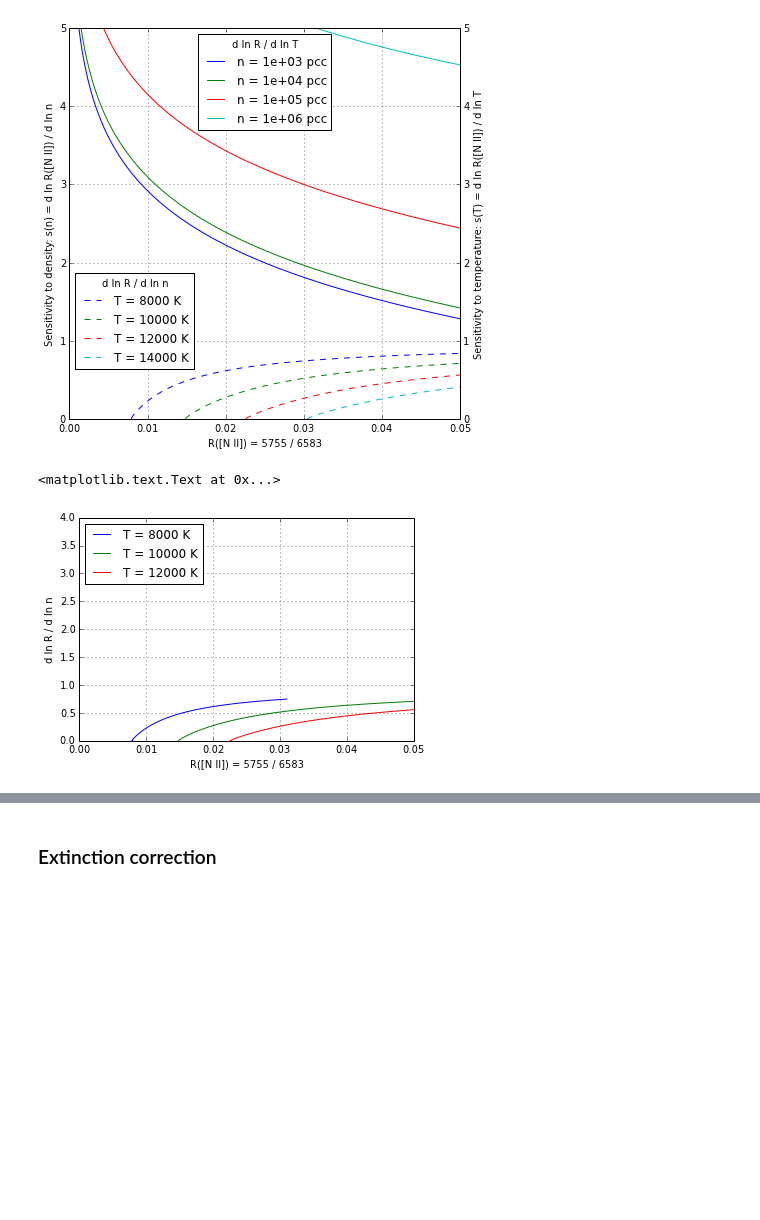
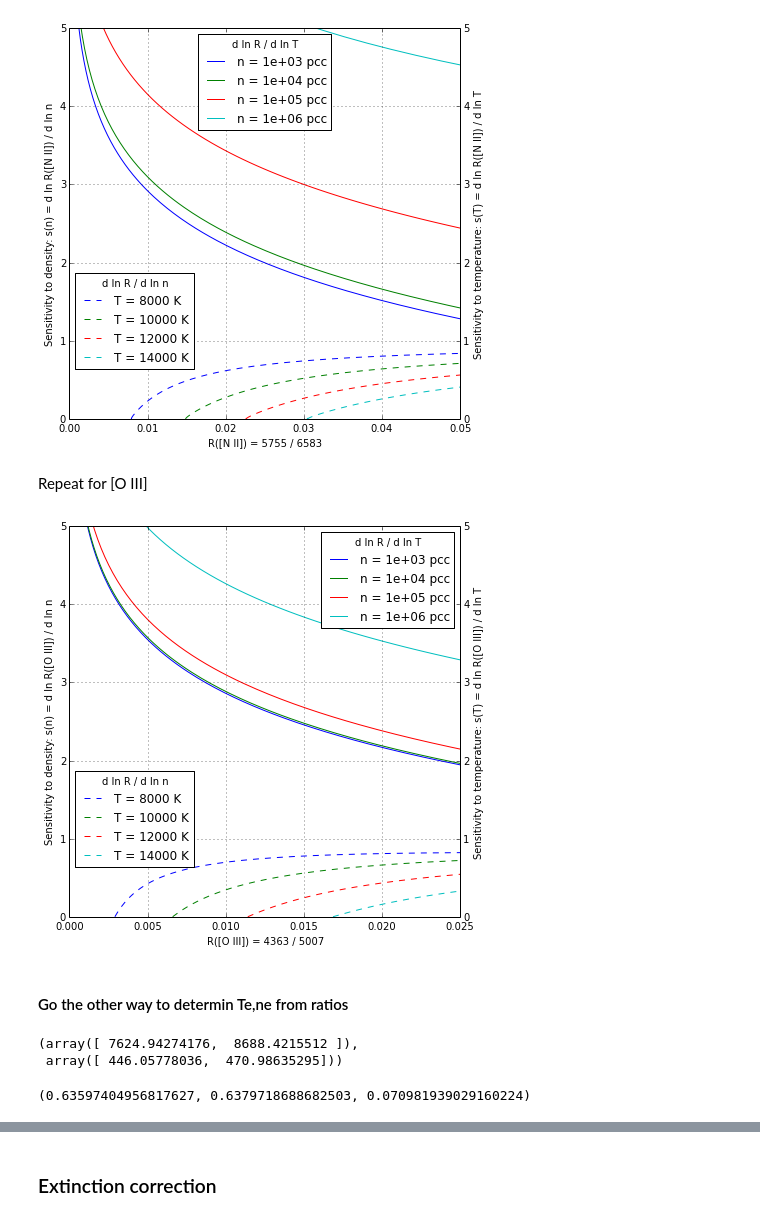
Before and after one commit to deprecated/orion-tsq, a Jupyter notebook: WFC3 images exploration.ipynb, the cells around one changed output, grey strips where cells are left out. Drawn from its saved outputs; the diff is of its cells as text; code cells hidden in the pictures; blank space fills up the shorter version.

```diff
--- a/WFC3 images exploration.ipynb
+++ b/WFC3 images exploration.ipynb
@@ -534,19 +510,45 @@ gcf().set_size_inches(7, 7)
 gcf().savefig("rnii-sensitivity.pdf")
 # %% [output]
 [figure]
-# %%
-Ts = [8000, 1e4, 1.2e4]
-denrange = np.logspace(2.0, 5.0, 200)
-for T in Ts:
-    Rs = rnii_func(T, denrange)
-    s = np.diff( np.log(Rs) ) / np.diff( np.log(denrange) )
-    plot(Rs[:-1], s, label="T = {:.0f} K".format(T))
-xlim(0.0, 0.05)
-ylim(0.0, 4.0)
-legend(loc="upper left")
-grid()
-xlabel("R([N II]) = 5755 / 6583")
-ylabel("d ln R / d ln n")
-# %% [output]
-<matplotlib.text.Text at 0x...>
-[figure, removed]
+# %% [markdown]
+Repeat for [O III]
+# %%
+def roiii_func(T, den):
+    A = oiii.getEmissivity(T, den, wave=4363)
+    B = oiii.getEmissivity(T, den, wave=5007)
+    return A/B
+
+ax1 = gca()
+dens = [1000, 1e4, 1e5, 1e6]
+Trange = np.linspace(4000.0, 20000.0, 200)
+for den in dens:
+    Rs = roiii_func(Trange, den)
+    s = np.diff( np.log(Rs) ) / np.diff( np.log(Trange) )
+    ax1.plot(Rs[:-1], s, label="n = {:.0e} pcc".format(den))
+
+ax2 = ax1.twinx()
+Ts = [8000, 1e4, 1.2e4, 1.4e4]
+denrange = np.logspace(2.0, 7.0, 200)
+for T in Ts:
+    Rs = roiii_func(T, denrange)
+    s = np.diff( np.log(Rs) ) / np.diff( np.log(denrange) )
+    ax2.plot(Rs[:-1], s, '--', label="T = {:.0f} K".format(T))
+
+
+ax1.legend(loc="upper right", title="d ln R / d ln T")
+ax1.grid()
+ax1.set_xlim(0.0, 0.025)
+ax1.set_ylim(0.0, 5.0)
+ax1.set_xlabel("R([O III]) = 4363 / 5007")
+ax2.set_ylabel("Sensitivity to temperature: s(T) = d ln R([O III]) / d ln T")
+
+ax2.set_ylim(0.0, 5.0)
+ax2.legend(loc="center left", title="d ln R / d ln n", bbox_to_anchor=(0, 0, 1.0, 0.5))
+ax1.set_ylabel("Sensitivity to density: s(n) = d ln R([O III]) / d ln n")
+
+gcf().set_size_inches(7, 7)
+gcf().savefig("roiii-sensitivity.pdf")
+# %% [output]
+[figure, added]
+# %% [markdown]
+#### Go the other way to determin Te,ne from ratios
@@ -552,0 +557,6 @@ ylabel("d ln R / d ln n")
+# %%
+diags.getCrossTemDen('[NII] 5755/6548', '[SII] 6731/6716',
+                     [0.02, 0.03], [1.0, 1.0])
+# %% [output]
+(array([ 7624.94274176,  8688.4215512 ]),
+ array([ 446.05778036,  470.98635295]))
@@ -552,0 +568,4 @@ ylabel("d ln R / d ln n")
+# %%
+np.median(rsii[m]), np.mean(rsii[m]), np.std(rsii[m])
+# %% [output]
+(0.63597404956817627, 0.6379718688682503, 0.070981939029160224)
```
Also changed, not shown: parts of 33 cells of this notebook, 15 other files.
